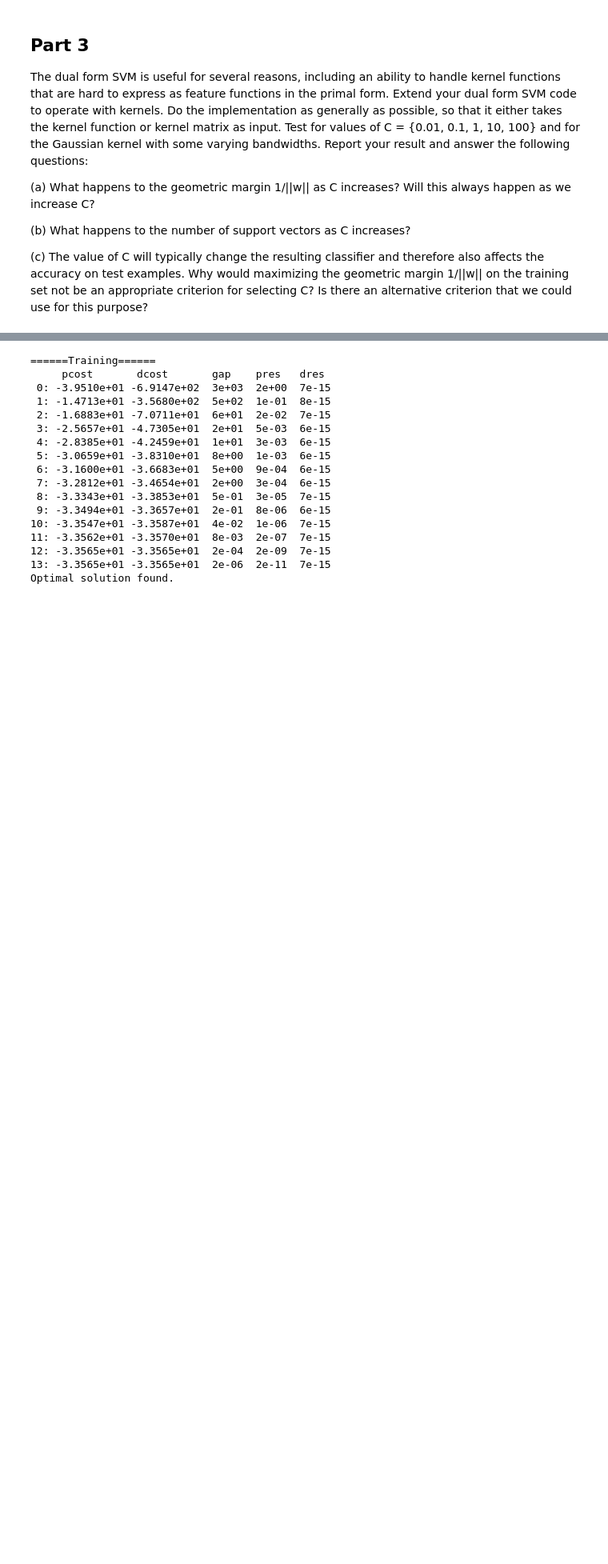
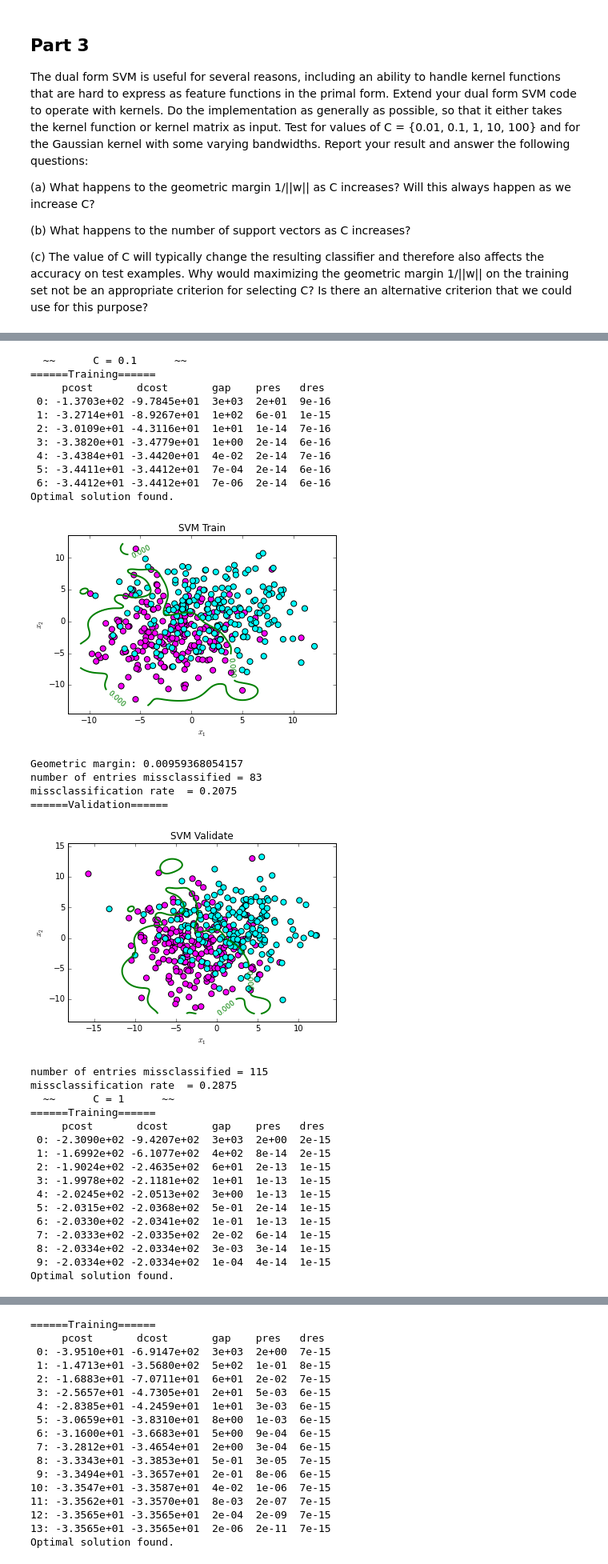
Before and after one commit to peteflorence/Machine-Learning-6.867-homework, a Jupyter notebook: hw2/prob_2.ipynb, the cells around one changed output, grey strips where cells are left out. Shown at 80% size. Cells and saved outputs as stored; diff of their text form; code cells hidden in the pictures; blank space fills up the shorter version.

```diff
--- a/hw2/prob_2.ipynb
+++ b/hw2/prob_2.ipynb
@@ -518,0 +695,71 @@ Optimal solution found.
+# %%
+# parameters
+name = 'stdev4'
+
+for c in [0.1, 1, 10]:
+
+    print "  ~~      C = " + str(c) + "      ~~"
+
+    print '======Training======'
+    # load data from csv files
+    train = loadtxt('hw2_resources/data/data_'+name+'_train.csv')
+    # use deep copy here to make cvxopt happy
+    X = train[:, 0:2].copy()
+    Y = train[:, 2:3].copy()
+
+    # Carry out training, primal and/or dual
+    svm = SVM(X,Y, kernel='Gaussian', C=c, bandwidth=1)
+    svm.computeSolution()
+    # Define the predictSVM(x) function, which uses trained parameters
+    predictSVM = svm.predictorFunction
+    # plot training results
+    plotDecisionBoundary(X, Y, predictSVM, [-1, 0, 1], title = 'SVM Train')
+    svm.computeGeomMargin()
+    print "Geometric margin: " + str(svm.GeomMargin)
+    # print misclassification rate
+    cer_train,_ = svm.CER_type(type="train", rescale=False, verbose=True, rescaleMethod="interval", file=name)
+
+
+    print '======Validation======'
+    # load data from csv files
+    validate = loadtxt('hw2_resources/data/data_'+name+'_validate.csv')
+    X = validate[:, 0:2]
+    Y = validate[:, 2:3]
+    # plot validation results
+    plotDecisionBoundary(X, Y, predictSVM, [-1, 0, 1], title = 'SVM Validate')
+    # print misclassification rate
+    cer_val,_ = svm.CER_type(type="validate", rescale=False, verbose=True, rescaleMethod="interval", file=name)
+# %% [output]
+  ~~      C = 0.1      ~~
+======Training======
+     pcost       dcost       gap    pres   dres
+ 0: -1.3703e+02 -9.7845e+01  3e+03  2e+01  9e-16
+ 1: -3.2714e+01 -8.9267e+01  1e+02  6e-01  1e-15
+ 2: -3.0109e+01 -4.3116e+01  1e+01  1e-14  7e-16
+ 3: -3.3820e+01 -3.4779e+01  1e+00  2e-14  6e-16
+ 4: -3.4384e+01 -3.4420e+01  4e-02  2e-14  7e-16
+ 5: -3.4411e+01 -3.4412e+01  7e-04  2e-14  6e-16
+ 6: -3.4412e+01 -3.4412e+01  7e-06  2e-14  6e-16
+Optimal solution found.
+[figure, added]
+Geometric margin: 0.00959368054157
+number of entries missclassified = 83
+missclassification rate  = 0.2075
+======Validation======
+[figure, added]
+number of entries missclassified = 115
+missclassification rate  = 0.2875
+  ~~      C = 1      ~~
+======Training======
+     pcost       dcost       gap    pres   dres
+ 0: -2.3090e+02 -9.4207e+02  3e+03  2e+00  2e-15
+ 1: -1.6992e+02 -6.1077e+02  4e+02  8e-14  2e-15
+ 2: -1.9024e+02 -2.4635e+02  6e+01  2e-13  1e-15
+ 3: -1.9978e+02 -2.1181e+02  1e+01  1e-13  1e-15
+ 4: -2.0245e+02 -2.0513e+02  3e+00  1e-13  1e-15
+ 5: -2.0315e+02 -2.0368e+02  5e-01  2e-14  1e-15
+ 6: -2.0330e+02 -2.0341e+02  1e-01  1e-13  1e-15
+ 7: -2.0333e+02 -2.0335e+02  2e-02  6e-14  1e-15
+ 8: -2.0334e+02 -2.0334e+02  3e-03  3e-14  1e-15
+ 9: -2.0334e+02 -2.0334e+02  1e-04  4e-14  1e-15
+Optimal solution found.
```
Also changed, not shown: parts of 6 cells of this notebook, 2 other files.
